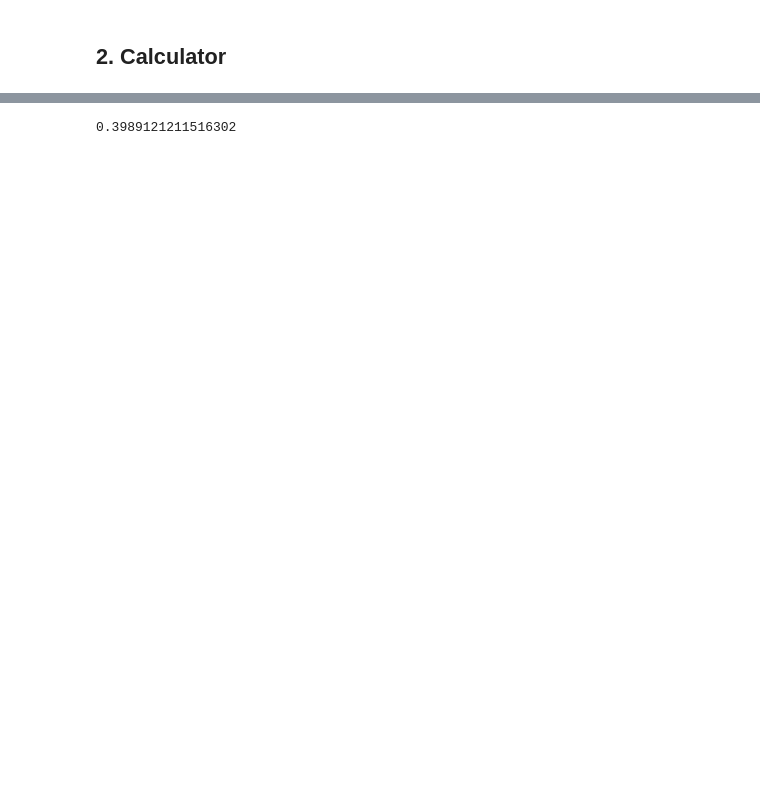
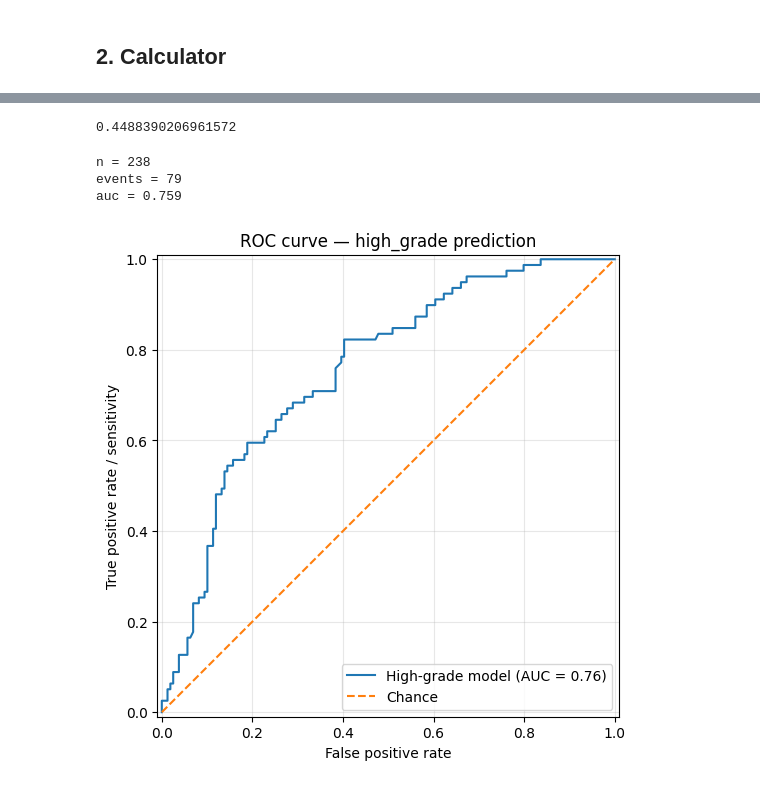
Before and after one commit to DrAndrushka/meningioma-atypier, a Jupyter notebook: heavy_machinery/calculator_test.ipynb, the cells around one changed output, grey strips where cells are left out. Saved outputs shown, nothing was run; the diff lists cells and outputs as text; code cells hidden in the pictures; blank space fills up the shorter version.

```diff
--- a/heavy_machinery/calculator_test.ipynb
+++ b/heavy_machinery/calculator_test.ipynb
@@ -113,20 +118,81 @@ def high_grade_probability(patient: dict, params: dict) -> float:
             x = (x - spec["z_mu"]) / _safe_z_denominator(spec["z_sd"])
         else:
             x = int(x)
+        logit += spec["coef"] * x
     return float(1 / (1 + np.exp(-logit)))
 
 params = model_params_from_table(model)
 
 patient = {
-    "max_diameter_cm": 2.8,
-    "capsular_enhancement": 1,
-    "cystic_component": 0,
-    "cortical_destruction": 0,
-    "t1_hypointensity": 1,
-    "adc_value": 0.94,
+    "tumor_location_skull_base": 0,
+    "tumor_volume": 40.9,
+    "perifocal_edema": 1,
+    "hyperostosis": 0,
 }
 
-
 high_grade_probability(patient, params)
 # %% [output]
-0.3989121211516302
+0.4488390206961572
+# %%
+from sklearn.metrics import roc_auc_score, RocCurveDisplay
+import statsmodels.api as sm
+import matplotlib.pyplot as plt
+
+cols = [
+    "high_grade",
+    "tumor_location",
+    "tumor_volume",
+    "perifocal_edema",
+    "hyperostosis",
+    ]
+
+model_df = df[cols].dropna().copy()
+
+model_df["tumor_location_skull_base"] = (model_df["tumor_location"].eq("skull_base")).astype(int)
+
+y_true = model_df["high_grade"].astype(int)
+
+X = model_df[
+    [
+        "tumor_location_skull_base",
+        "tumor_volume",
+        "perifocal_edema",
+        "hyperostosis",
+    ]
+    ].astype(float)
+
+X = sm.add_constant(X)
+
+result = sm.Logit(y_true, X).fit(disp=False)
+
+y_pred = result.predict(X)
+
+auc = roc_auc_score(y_true, y_pred)
+
+print("n =", len(model_df))
+print("events =", y_true.sum())
+print("auc =", round(auc, 3))
+
+#🟧🟧🟧 Matplotlib
+fig, ax = plt.subplots(figsize=(6, 6))
+
+RocCurveDisplay.from_predictions(
+    y_true,
+    y_pred,
+    name=f"High-grade model",
+    ax=ax,
+)
+
+ax.plot([0, 1], [0, 1], linestyle="--", label="Chance")
+ax.set_title("ROC curve — high_grade prediction")
+ax.set_xlabel("False positive rate")
+ax.set_ylabel("True positive rate / sensitivity")
+ax.legend(loc="lower right")
+ax.grid(alpha=0.3)
+
+plt.show()
+# %% [output]
+n = 238
+events = 79
+auc = 0.759
+[figure, added]
```
Also changed, not shown: parts of 25 cells of this notebook, 5 other files.
